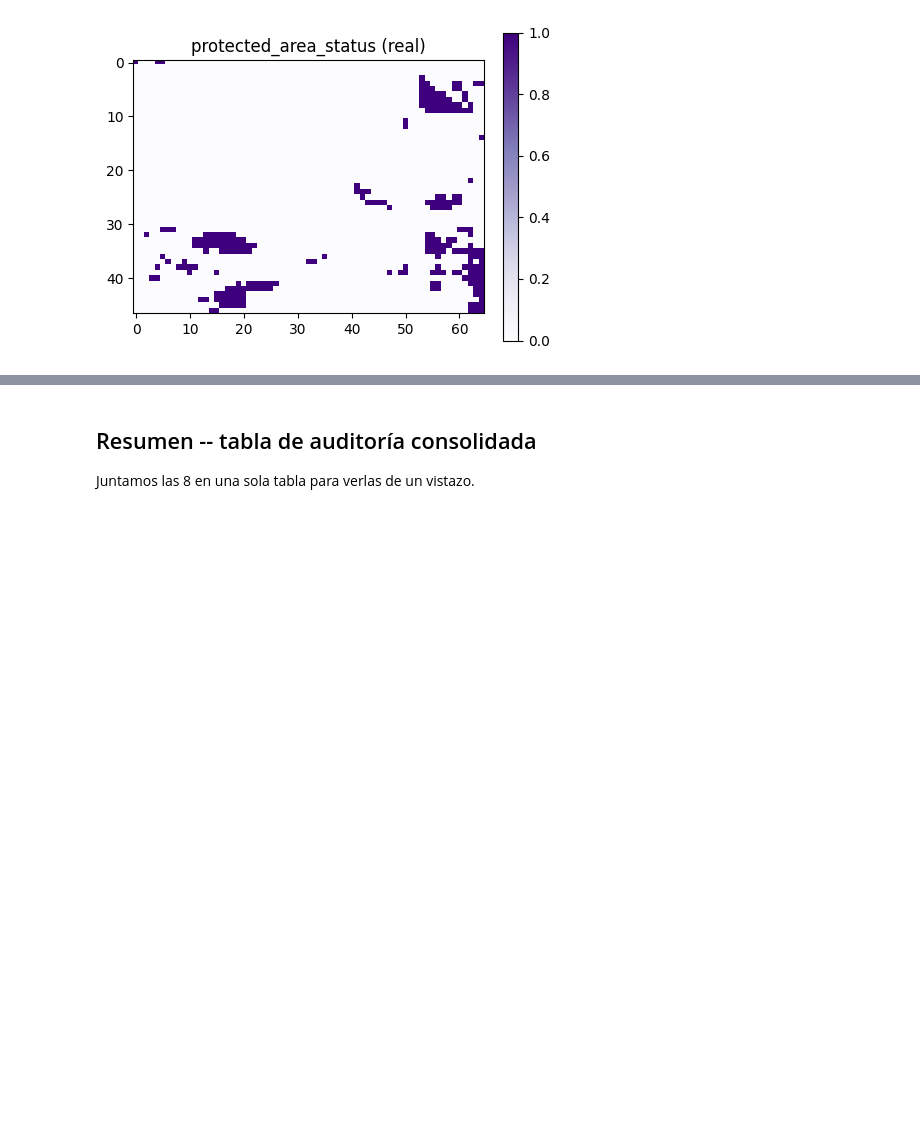
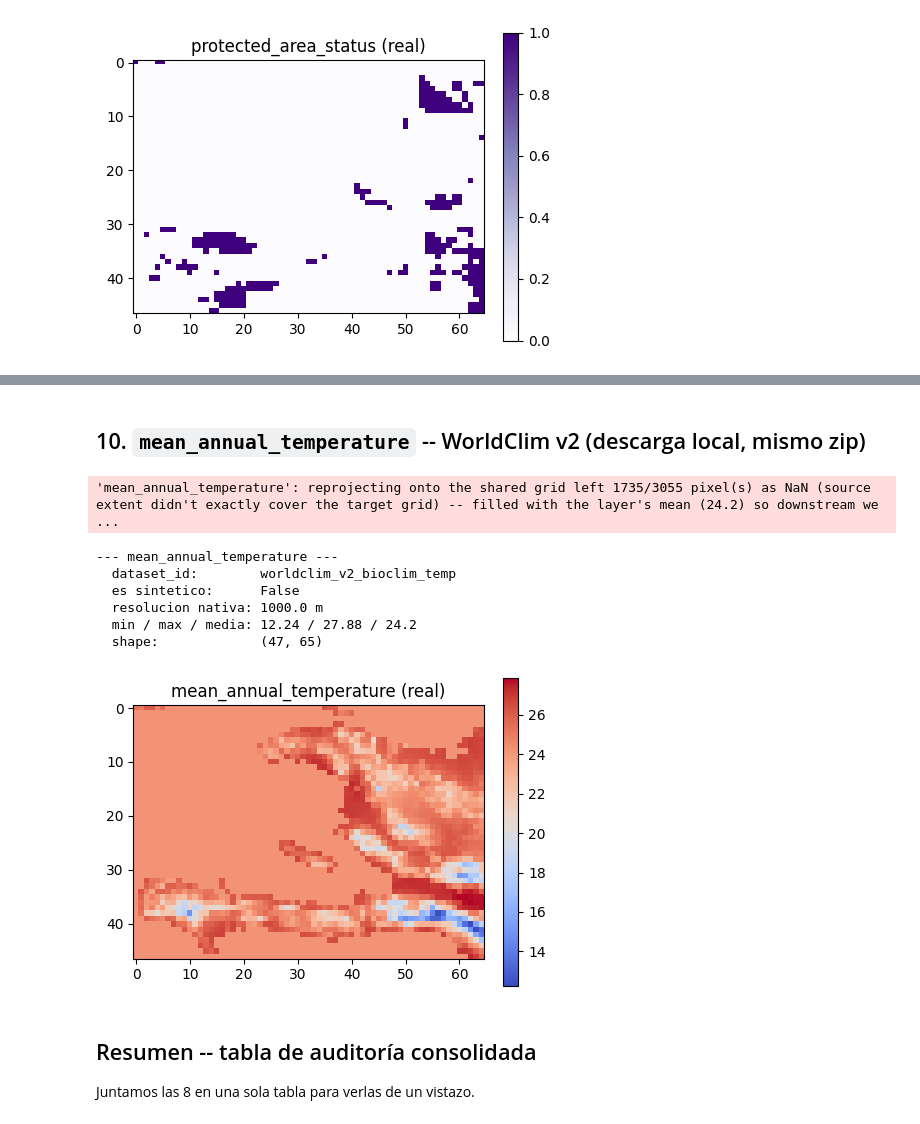
Before and after one commit to dagudelo30/nbs-ruralscan, a Jupyter notebook: pipeline/notebooks/agroforestry_hti_variable_audit.ipynb, the cells around one changed output, grey strips where cells are left out. Drawn from its saved outputs; the diff is of its cells as text; code cells hidden in the pictures; blank space fills up the shorter version.

```diff
--- a/pipeline/notebooks/agroforestry_hti_variable_audit.ipynb
+++ b/pipeline/notebooks/agroforestry_hti_variable_audit.ipynb
@@ -228,3 +239,16 @@ wdpa_da, wdpa_audit = audit_variable("protected_area_status", cmap="Purples")
+# %% [markdown]
+## 10. `mean_annual_temperature` -- WorldClim v2 (descarga local, mismo zip)
+# %%
+temp_da, temp_audit = audit_variable("mean_annual_temperature", cmap="coolwarm")
+# %% [output]
+'mean_annual_temperature': reprojecting onto the shared grid left 1735/3055 pixel(s) as NaN (source extent didn't exactly cover the target grid) -- filled with the layer's mean (24.2) so downstream we ...
+--- mean_annual_temperature ---
+  dataset_id:        worldclim_v2_bioclim_temp
+  es sintetico:      False
+  resolucion nativa: 1000.0 m
+  min / max / media: 12.24 / 27.88 / 24.2
+  shape:             (47, 65)
+[figure, added]
 # %% [markdown]
 ## Resumen -- tabla de auditoría consolidada
 
```
Also changed, not shown: parts of 4 cells of this notebook, 2 other files.
